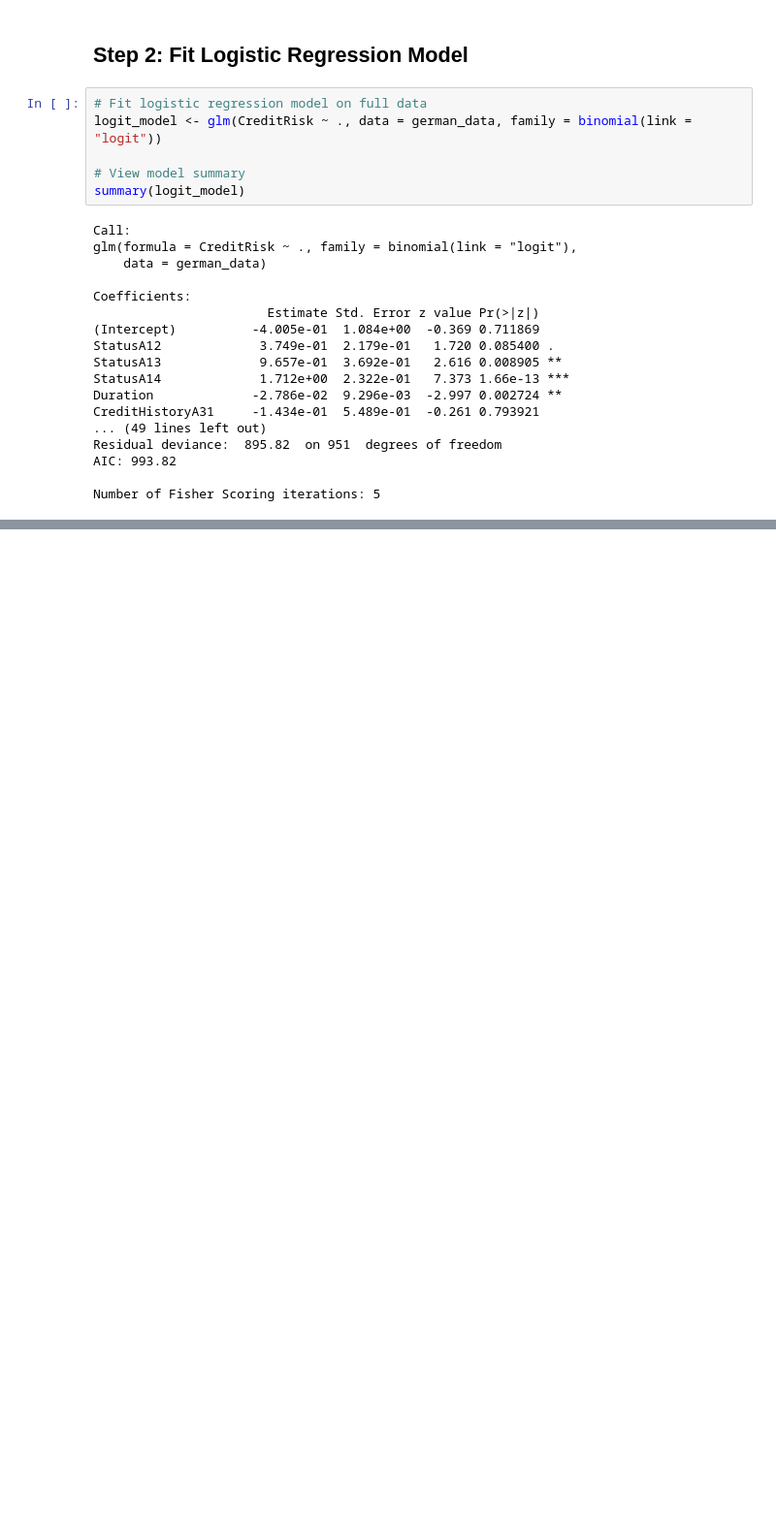
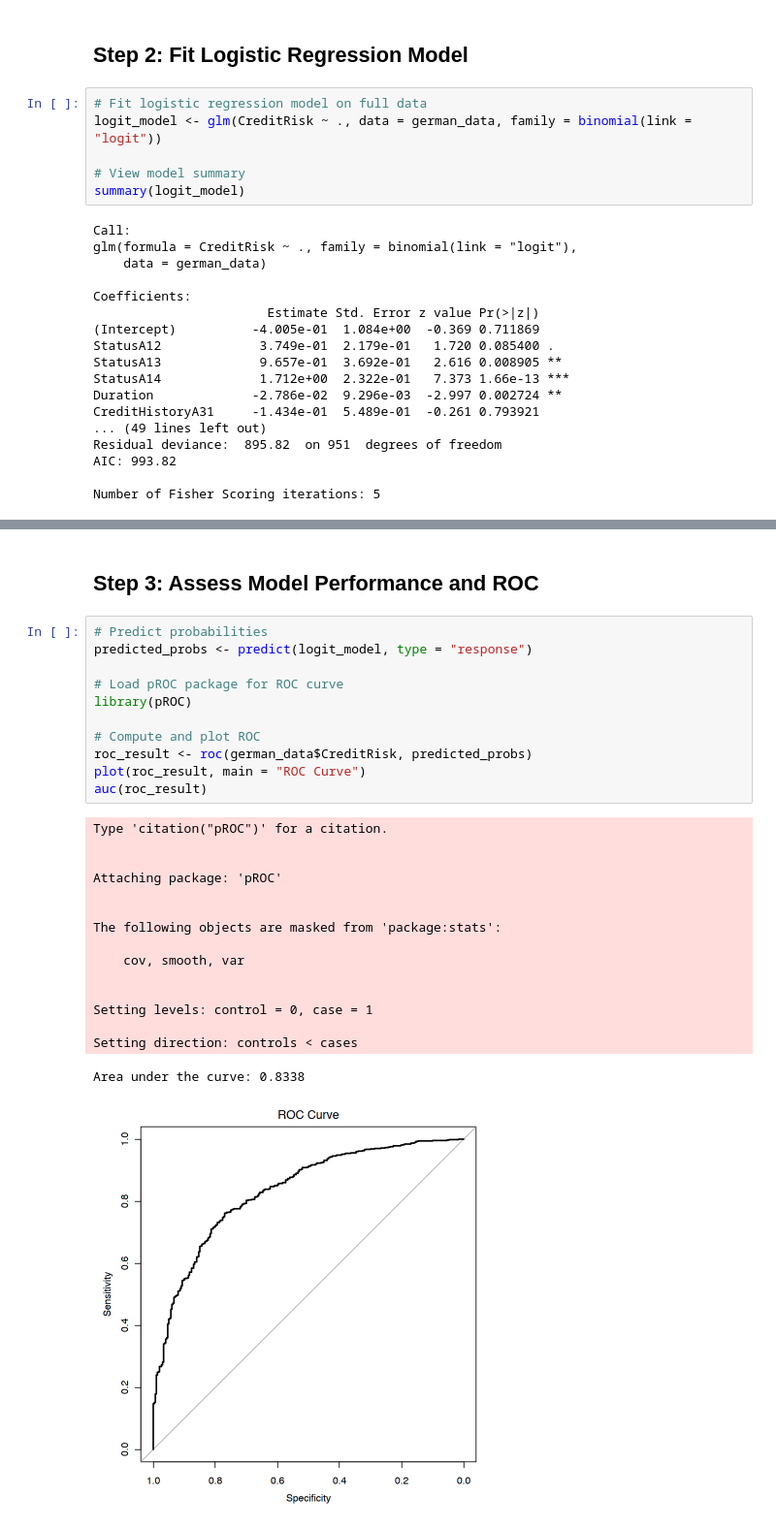
Before and after one commit to Greg-Pina/OMSA, a Jupyter notebook: ISYE6501/Week 4/Gpina-ISYE6501-HW4.ipynb, the cells around one changed output, grey strips where cells are left out. Shown at 97% size. Cells and saved outputs as stored; diff of their text form; blank space fills up the shorter version.

```diff
--- a/ISYE6501/Week 4/Gpina-ISYE6501-HW4.ipynb
+++ b/ISYE6501/Week 4/Gpina-ISYE6501-HW4.ipynb
@@ -434,0 +443,30 @@ Number of Fisher Scoring iterations: 5
+# %% [markdown]
+## Step 3: Assess Model Performance and ROC
+# %%
+# Predict probabilities
+predicted_probs <- predict(logit_model, type = "response")
+
+# Load pROC package for ROC curve
+library(pROC)
+
+# Compute and plot ROC
+roc_result <- roc(german_data$CreditRisk, predicted_probs)
+plot(roc_result, main = "ROC Curve")
+auc(roc_result)
+# %% [output]
+Type 'citation("pROC")' for a citation.
+
+
+Attaching package: 'pROC'
+
+
+The following objects are masked from 'package:stats':
+
+    cov, smooth, var
+
+
+Setting levels: control = 0, case = 1
+
+Setting direction: controls < cases
+Area under the curve: 0.8338
+[figure, added]
```
Also changed, not shown: parts of 9 cells of this notebook.
